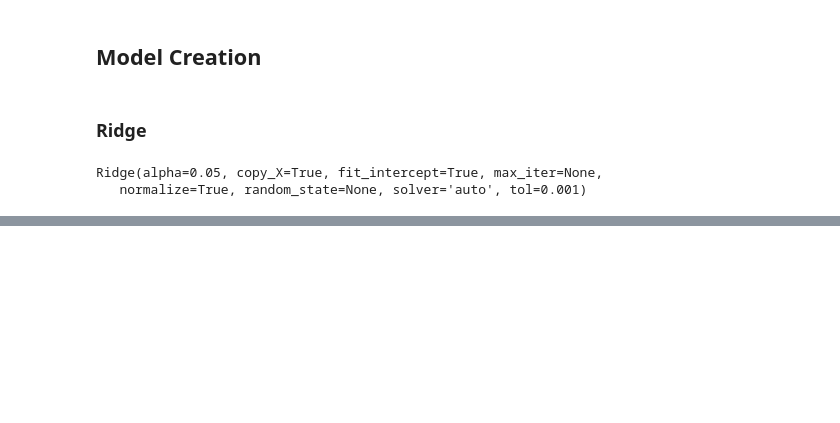
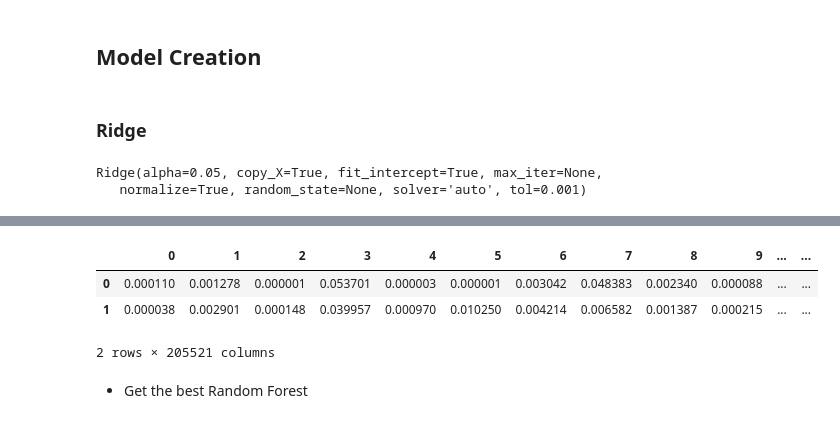
Before and after one commit to CodingZed/mta, a Jupyter notebook: report.ipynb, the cells around one changed output, grey strips where cells are left out. Drawn from its saved outputs; the diff is of its cells as text; code cells hidden in the pictures; blank space fills up the shorter version.

```diff
--- a/report.ipynb
+++ b/report.ipynb
@@ -303,0 +395,2 @@ print (cross_val_score(alg,df_dummies,target,
+# %%
+rf=RandomForestRegressor(n_estimators=52,max_depth=None,n_jobs=-1)
@@ -303,0 +406,2 @@ print (cross_val_score(alg,df_dummies,target,
+# %%
+predict1=rf.predict(df_test)
@@ -303,0 +412,9 @@ print (cross_val_score(alg,df_dummies,target,
+# %%
+pd.DataFrame([target_test.values,predict1])
+# %% [output]
+|  | 0 | 1 | 2 | 3 | 4 | 5 | 6 | 7 | 8 | 9 | ... | ... |
+| 0 | 0.000110 | 0.001278 | 0.000001 | 0.053701 | 0.000003 | 0.000001 | 0.003042 | 0.048383 | 0.002340 | 0.000088 | ... | ... |
+| 1 | 0.000038 | 0.002901 | 0.000148 | 0.039957 | 0.000970 | 0.010250 | 0.004214 | 0.006582 | 0.001387 | 0.000215 | ... | ... |
+2 rows × 205521 columns
+# %% [markdown]
+* Get the best Random Forest
```
Also changed, not shown: parts of 61 cells of this notebook.
